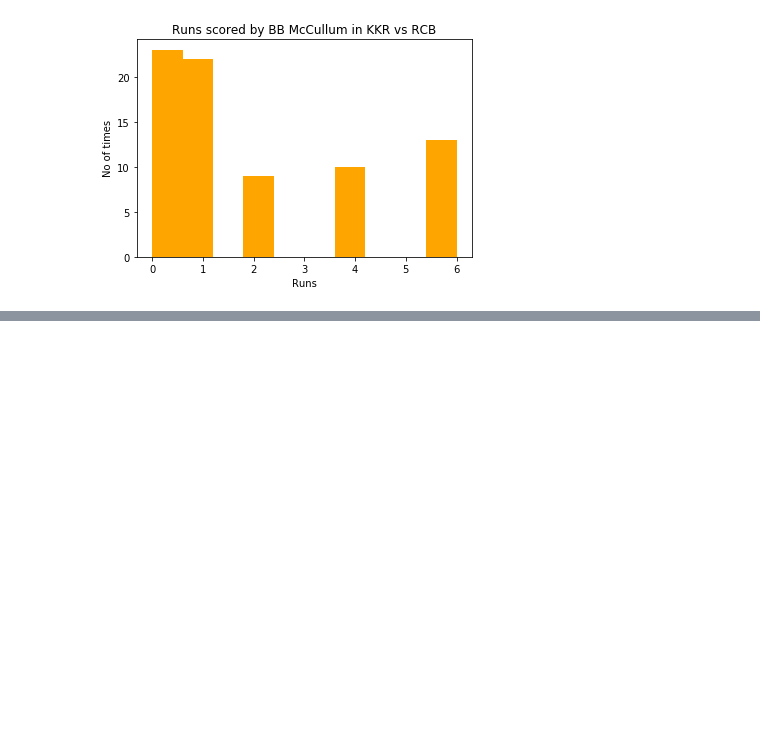
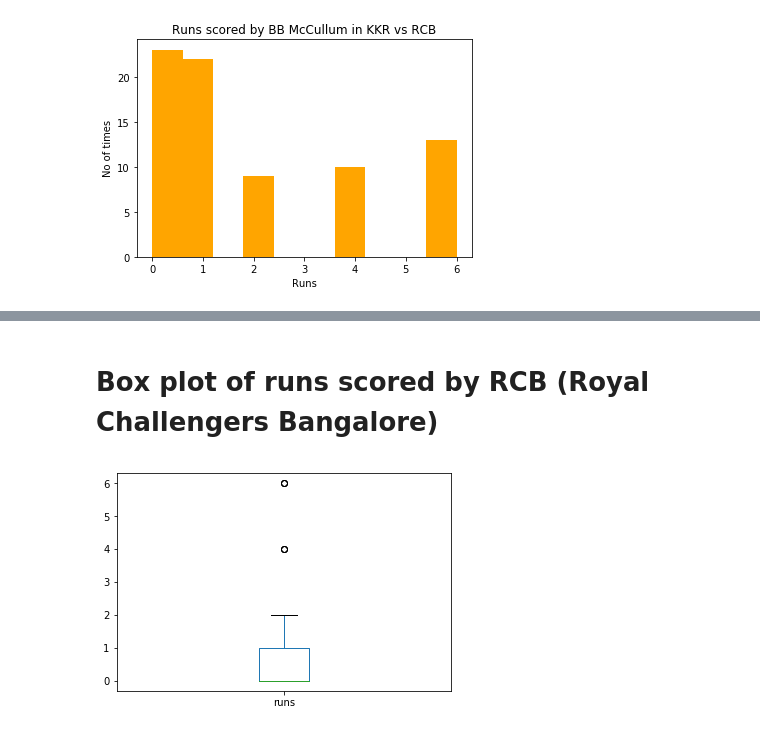
Before and after one commit to sannidh/ML101, a Jupyter notebook: Applications_Python_Blog1.ipynb, the cells around one changed output, grey strips where cells are left out. Cells and saved outputs as stored; diff of their text form; code cells hidden in the pictures; blank space fills up the shorter version.

```diff
--- a/Applications_Python_Blog1.ipynb
+++ b/Applications_Python_Blog1.ipynb
@@ -145,0 +305,7 @@ plt.show()
+# %% [markdown]
+# Box plot of runs scored by RCB (Royal Challengers Bangalore)
+# %%
+ipl_df[ipl_df['innings']==2]['runs'].plot(kind='box')
+plt.show()
+# %% [output]
+[figure, added]
```
Also changed, not shown: parts of 22 cells of this notebook.
